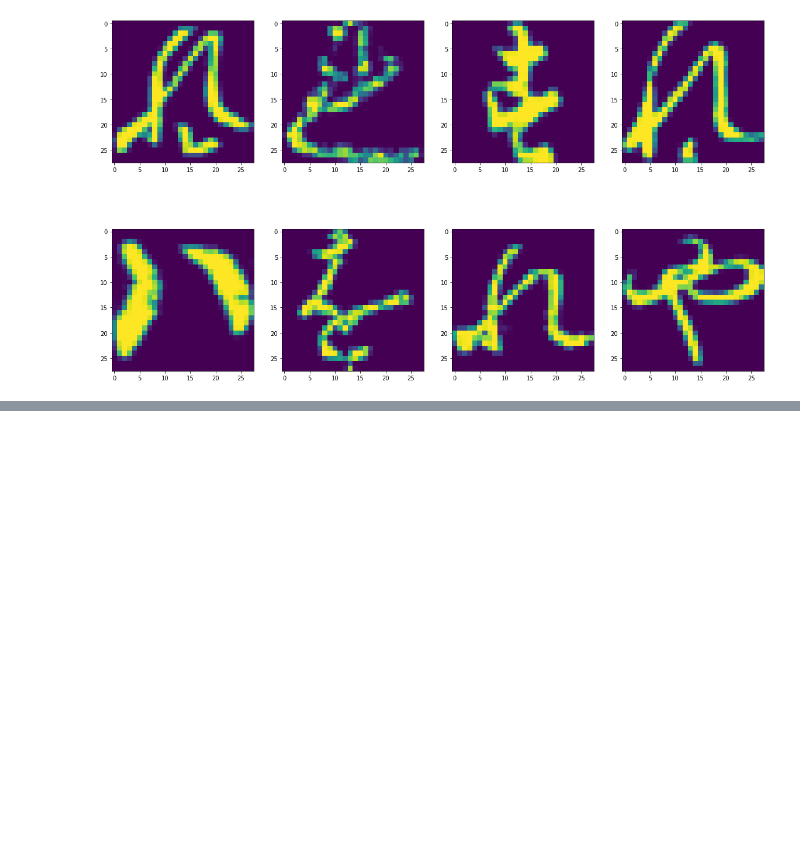
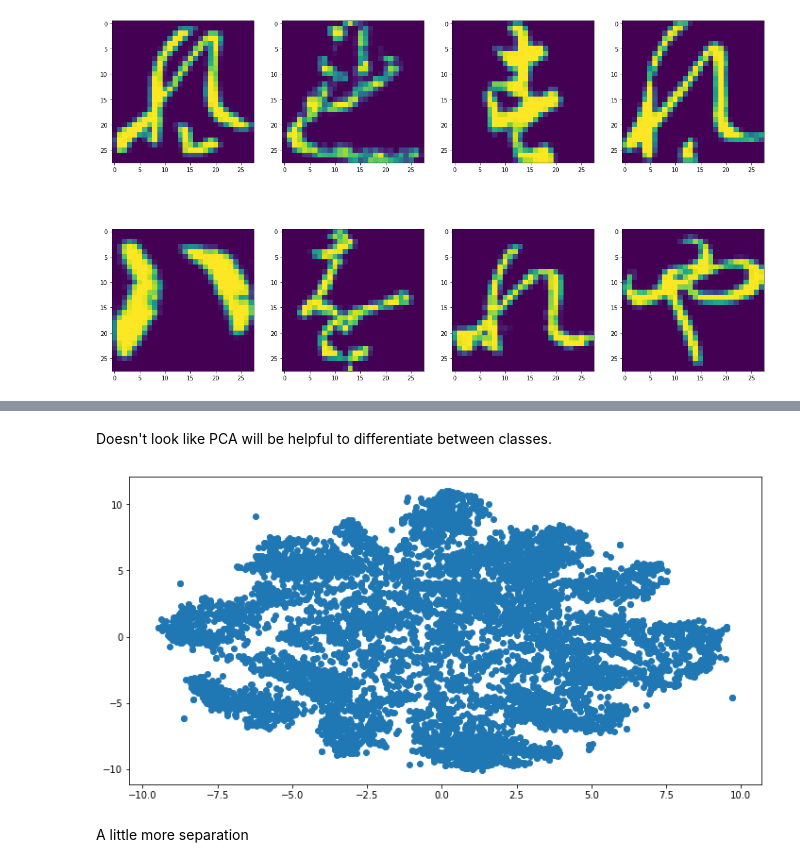
Before and after one commit to timcopelandoh/thinkful, a Jupyter notebook: Module 26 - Unsupervised Learning/26.10 - Unsupervised Learning Challenge.ipynb, the cells around one changed output, grey strips where cells are left out. Cells and saved outputs as stored; diff of their text form; code cells hidden in the pictures; blank space fills up the shorter version.

```diff
--- a/Module 26 - Unsupervised Learning/26.10 - Unsupervised Learning Challenge.ipynb
+++ b/Module 26 - Unsupervised Learning/26.10 - Unsupervised Learning Challenge.ipynb
@@ -96,3 +126,13 @@ umap_output = umap.UMAP().fit_transform(X_std)
+# %% [markdown]
+Doesn't look like PCA will be helpful to differentiate between classes.
+# %%
+plt.figure(figsize=(12,6))
+plt.scatter([x[0] for x in tsne], [x[1] for x in tsne])
+plt.show()
+# %% [output]
+[figure, added]
+# %% [markdown]
+A little more separation
 # %%
 plt.figure(figsize=(12,6))
 plt.scatter([x[0] for x in umap_output], [x[1] for x in umap_output])
```
Also changed, not shown: parts of 32 cells of this notebook, 1 other file.
